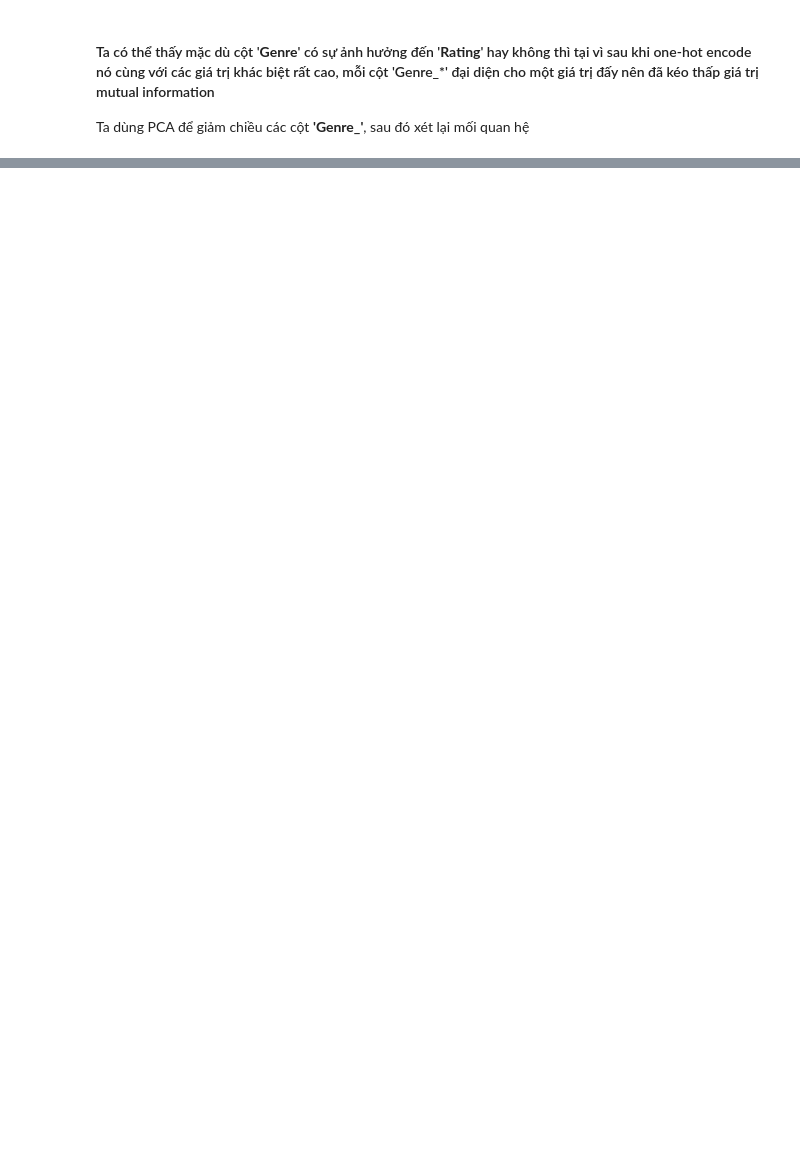
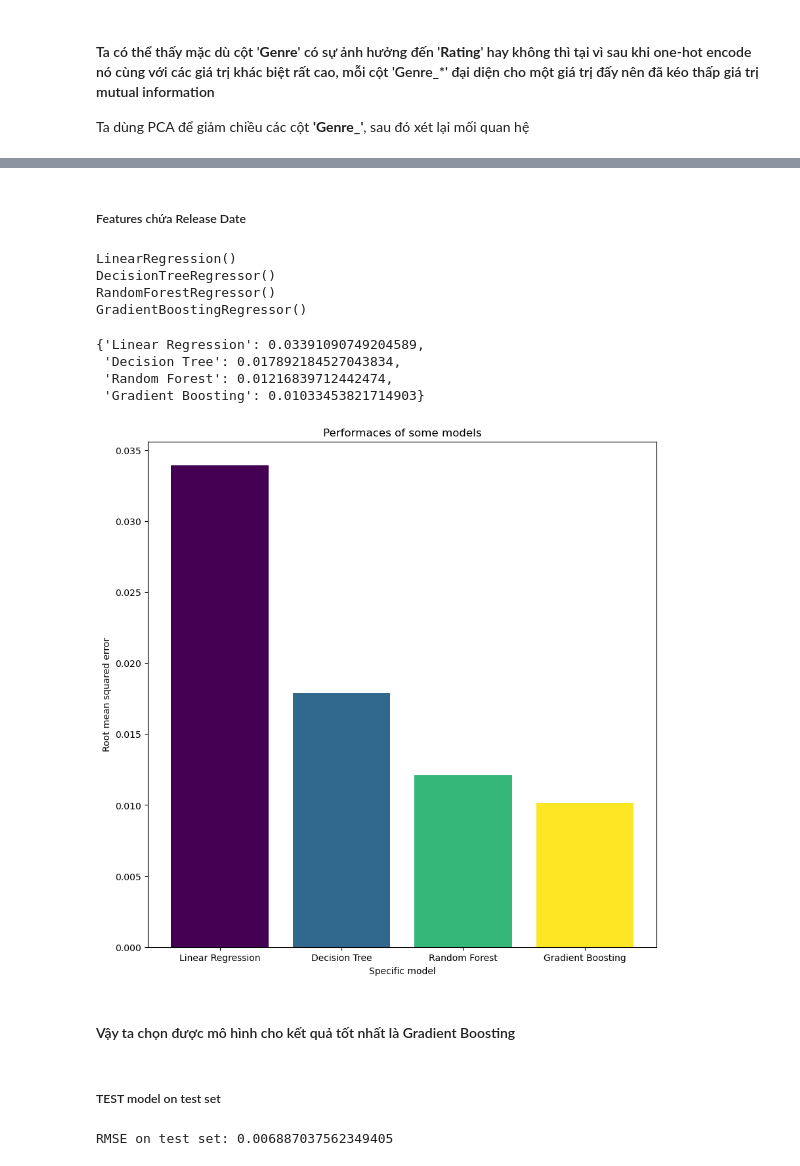
Before and after one commit to cheesepp/steam_game_ratings, a Jupyter notebook: data_modelling.ipynb, the cells around one changed output, grey strips where cells are left out. Cells and saved outputs as stored; diff of their text form; code cells hidden in the pictures; blank space fills up the shorter version.

Commit message:
1 ques and model

```diff
--- a/data_modelling.ipynb
+++ b/data_modelling.ipynb
@@ -63,0 +78,55 @@ array([0.00734973])
+# %%
+models = [('Linear Regression', LinearRegression()),
+          ('Decision Tree', DecisionTreeRegressor()),
+          ('Random Forest', RandomForestRegressor()),
+          ('Gradient Boosting', GradientBoostingRegressor())]
+# %% [markdown]
+##### Features chứa Release Date
+# %%
+X = cleaned_df.drop('Rating', axis = 1)
+y = cleaned_df['Rating']
+# %%
+X_train_val, X_test, y_train_val, y_test = train_test_split(X, y, test_size = 0.2, random_state = 42)
+
+X_train, X_val, y_train, y_val = train_test_split(X_train_val, y_train_val, test_size = 0.25, random_state = 42)
+# %%
+performances = {} # dict used to store cross_val_scores of each model to examine
+
+for name, model in models:
+    model.fit(X_train, y_train)
+    scores = Cross_val_scores(model, X_val, y_val)
+    performances[name] = scores
+# %% [output]
+LinearRegression()
+DecisionTreeRegressor()
+RandomForestRegressor()
+GradientBoostingRegressor()
+# %%
+performances
+# %% [output]
+{'Linear Regression': 0.03391090749204589,
+ 'Decision Tree': 0.017892184527043834,
+ 'Random Forest': 0.01216839712442474,
+ 'Gradient Boosting': 0.01033453821714903}
+# %%
+plt.figure(figsize = (10, 10))
+colors = cm.viridis(np.linspace(0, 1, len(performances)))
+plt.bar(performances.keys(), performances.values(), color = colors)
+plt.xlabel('Specific model')
+plt.ylabel('Root mean squared error')
+plt.title('Performaces of some models')
+plt.show()
+# %% [output]
+[figure, added]
+# %% [markdown]
+#### Vậy ta chọn được mô hình cho kết quả tốt nhất là Gradient Boosting
+# %% [markdown]
+##### TEST model on test set
+# %%
+best_model = GradientBoostingRegressor()
+best_model.fit(X_train, y_train)
+y_pred = best_model.predict(X_test)
+rmse_test = np.sqrt(mean_squared_error(y_test, y_pred))
+print(f'RMSE on test set: {rmse_test}')
+# %% [output]
+RMSE on test set: 0.006887037562349405
```
Also changed, not shown: parts of 6 cells of this notebook, 1 other file.
